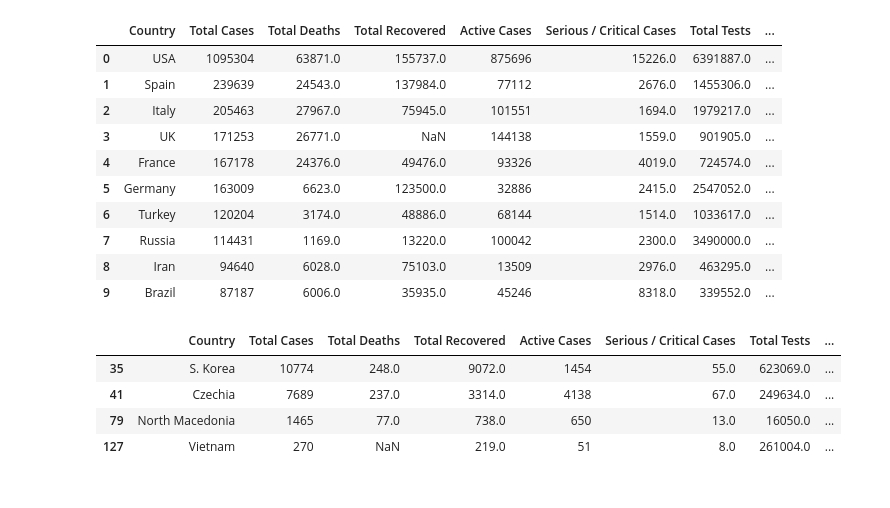
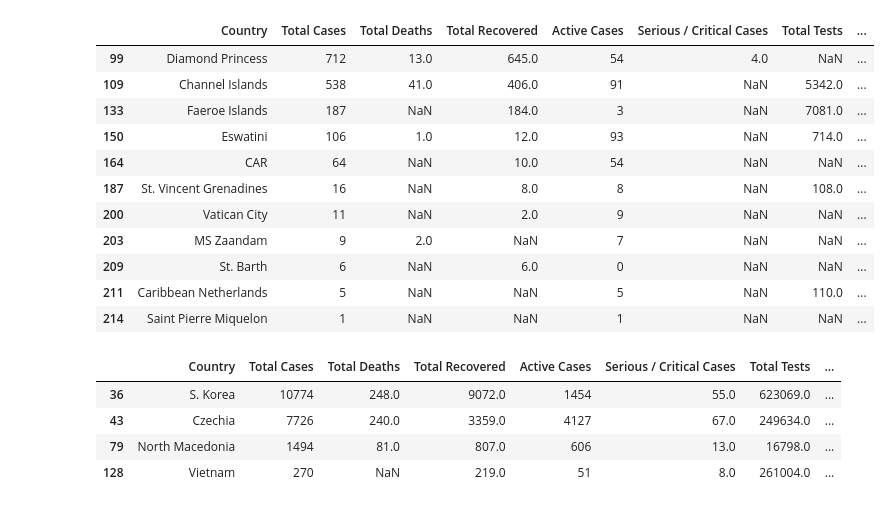
Before and after one commit to lapulgaatomica/covid_wrangling, a Jupyter notebook: WorldometerCovid.ipynb, the cells around one changed output. Cells and saved outputs as stored; diff of their text form; code cells hidden in the pictures.

```diff
--- a/WorldometerCovid.ipynb
+++ b/WorldometerCovid.ipynb
@@ -171,24 +137,23 @@ combined[:20]
-# %%
-dat = pd.DataFrame(dataframe_dict)
-dat.head(10)
-# dat[dat['population'].isna() ]
-# %% [output]
-|  | Country | Total Cases | Total Deaths | Total Recovered | Active Cases | Serious / Critical Cases | Total Tests | ... |
-| 0 | USA | 1095304 | 63871.0 | 155737.0 | 875696 | 15226.0 | 6391887.0 | ... |
-| 1 | Spain | 239639 | 24543.0 | 137984.0 | 77112 | 2676.0 | 1455306.0 | ... |
-| 2 | Italy | 205463 | 27967.0 | 75945.0 | 101551 | 1694.0 | 1979217.0 | ... |
-| 3 | UK | 171253 | 26771.0 | NaN | 144138 | 1559.0 | 901905.0 | ... |
-| 4 | France | 167178 | 24376.0 | 49476.0 | 93326 | 4019.0 | 724574.0 | ... |
-| 5 | Germany | 163009 | 6623.0 | 123500.0 | 32886 | 2415.0 | 2547052.0 | ... |
-| 6 | Turkey | 120204 | 3174.0 | 48886.0 | 68144 | 1514.0 | 1033617.0 | ... |
-| 7 | Russia | 114431 | 1169.0 | 13220.0 | 100042 | 2300.0 | 3490000.0 | ... |
-| 8 | Iran | 94640 | 6028.0 | 75103.0 | 13509 | 2976.0 | 463295.0 | ... |
-| 9 | Brazil | 87187 | 6006.0 | 35935.0 | 45246 | 8318.0 | 339552.0 | ... |
+# %%
+corona_virus_detailed_table[corona_virus_detailed_table['population'].isna() ]
+# %% [output]
+|  | Country | Total Cases | Total Deaths | Total Recovered | Active Cases | Serious / Critical Cases | Total Tests | ... |
+| 99 | Diamond Princess | 712 | 13.0 | 645.0 | 54 | 4.0 | NaN | ... |
+| 109 | Channel Islands | 538 | 41.0 | 406.0 | 91 | NaN | 5342.0 | ... |
+| 133 | Faeroe Islands | 187 | NaN | 184.0 | 3 | NaN | 7081.0 | ... |
+| 150 | Eswatini | 106 | 1.0 | 12.0 | 93 | NaN | 714.0 | ... |
+| 164 | CAR | 64 | NaN | 10.0 | 54 | NaN | NaN | ... |
+| 187 | St. Vincent Grenadines | 16 | NaN | 8.0 | 8 | NaN | 108.0 | ... |
+| 200 | Vatican City | 11 | NaN | 2.0 | 9 | NaN | NaN | ... |
+| 203 | MS Zaandam | 9 | 2.0 | NaN | 7 | NaN | NaN | ... |
+| 209 | St. Barth | 6 | NaN | 6.0 | 0 | NaN | NaN | ... |
+| 211 | Caribbean Netherlands | 5 | NaN | NaN | 5 | NaN | 110.0 | ... |
+| 214 | Saint Pierre Miquelon | 1 | NaN | NaN | 1 | NaN | NaN | ... |
 # %%
-dat[dat['Country'].isin([ 'S. Korea', 'Czechia', 'Vietnam', 'North Macedonia'])  ]
+corona_virus_detailed_table[corona_virus_detailed_table['Country'].isin([ 'S. Korea', 'Czechia', 'Vietnam', 'North Macedonia'])  ]
 # %% [output]
 |  | Country | Total Cases | Total Deaths | Total Recovered | Active Cases | Serious / Critical Cases | Total Tests | ... |
-| 35 | S. Korea | 10774 | 248.0 | 9072.0 | 1454 | 55.0 | 623069.0 | ... |
-| 41 | Czechia | 7689 | 237.0 | 3314.0 | 4138 | 67.0 | 249634.0 | ... |
-| 79 | North Macedonia | 1465 | 77.0 | 738.0 | 650 | 13.0 | 16050.0 | ... |
-| 127 | Vietnam | 270 | NaN | 219.0 | 51 | 8.0 | 261004.0 | ... |
+| 36 | S. Korea | 10774 | 248.0 | 9072.0 | 1454 | 55.0 | 623069.0 | ... |
+| 43 | Czechia | 7726 | 240.0 | 3359.0 | 4127 | 67.0 | 249634.0 | ... |
+| 79 | North Macedonia | 1494 | 81.0 | 807.0 | 606 | 13.0 | 16798.0 | ... |
+| 128 | Vietnam | 270 | NaN | 219.0 | 51 | 8.0 | 261004.0 | ... |
```
Also changed, not shown: parts of 6 cells of this notebook.
